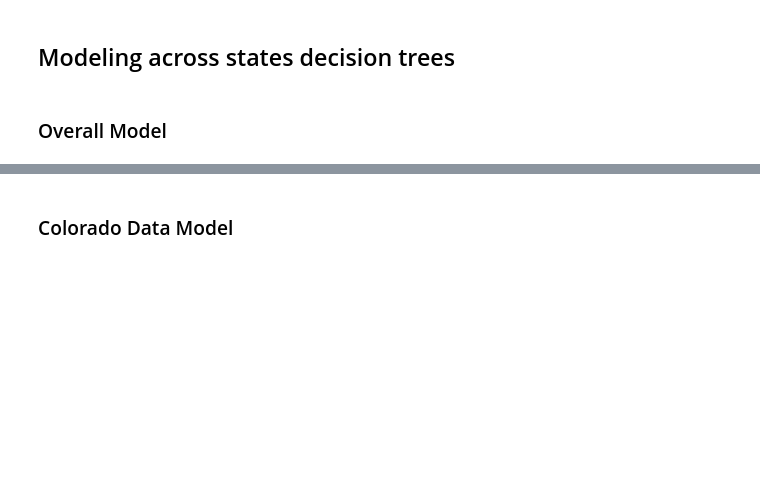
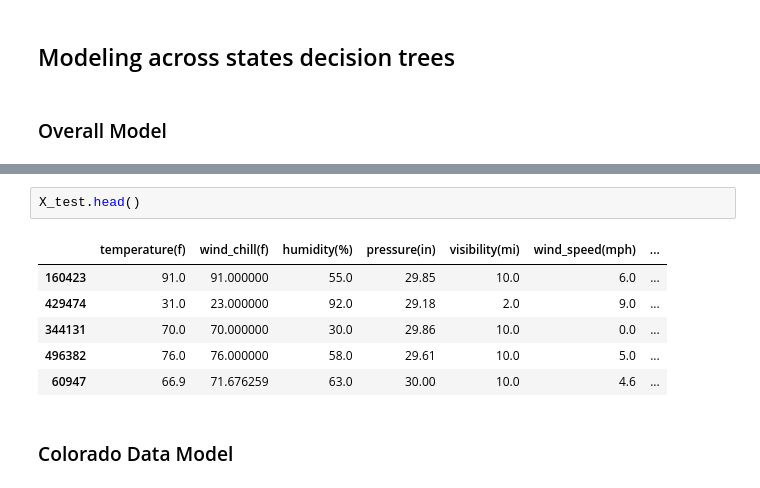
Before and after one commit to abiramvyas/US_Accidents, a Jupyter notebook: Modeling.ipynb, the cells around one changed output, grey strips where cells are left out. Drawn from its saved outputs; the diff is of its cells as text; blank space fills up the shorter version.

Commit message:
Storing the train and test data samples

```diff
--- a/Modeling.ipynb
+++ b/Modeling.ipynb
@@ -149,3 +136,12 @@ Axes(0.125,0.11;0.62x0.77)
+# %%
+X_test.head()
+# %% [output]
+|  | temperature(f) | wind_chill(f) | humidity(%) | pressure(in) | visibility(mi) | wind_speed(mph) | ... |
+| 160423 | 91.0 | 91.000000 | 55.0 | 29.85 | 10.0 | 6.0 | ... |
+| 429474 | 31.0 | 23.000000 | 92.0 | 29.18 | 2.0 | 9.0 | ... |
+| 344131 | 70.0 | 70.000000 | 30.0 | 29.86 | 10.0 | 0.0 | ... |
+| 496382 | 76.0 | 76.000000 | 58.0 | 29.61 | 10.0 | 5.0 | ... |
+| 60947 | 66.9 | 71.676259 | 63.0 | 30.00 | 10.0 | 4.6 | ... |
 # %% [markdown]
 ### Colorado Data Model
 # %%
```
Also changed, not shown: parts of 3 cells of this notebook, 2 other files.
